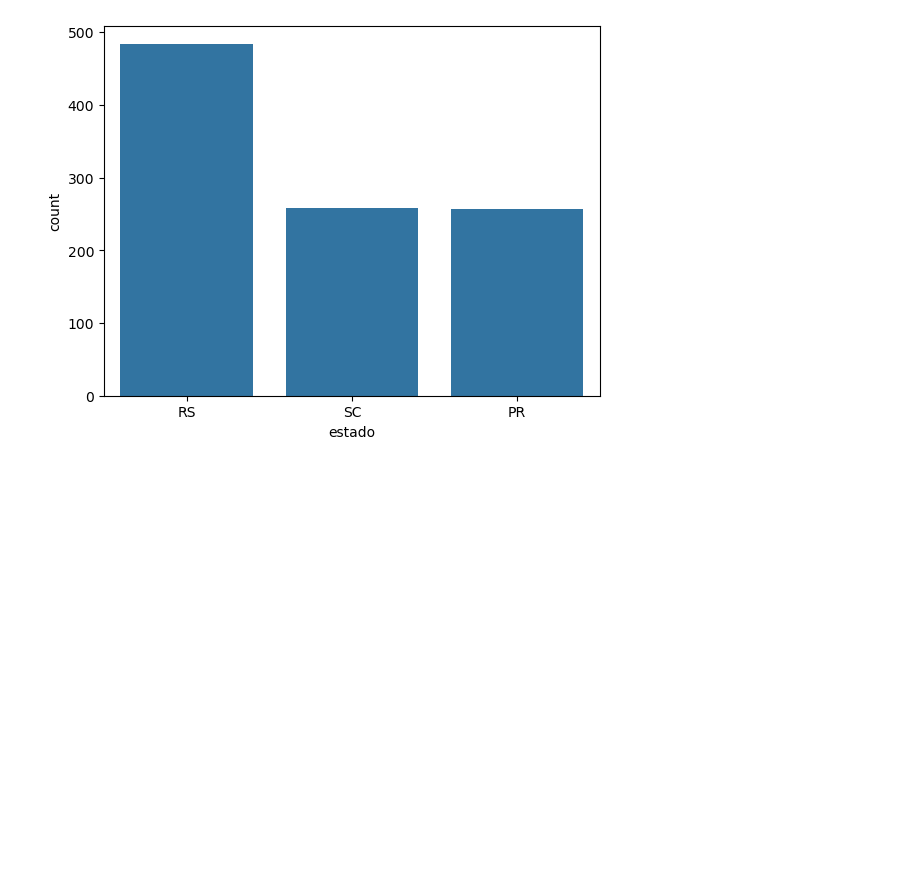
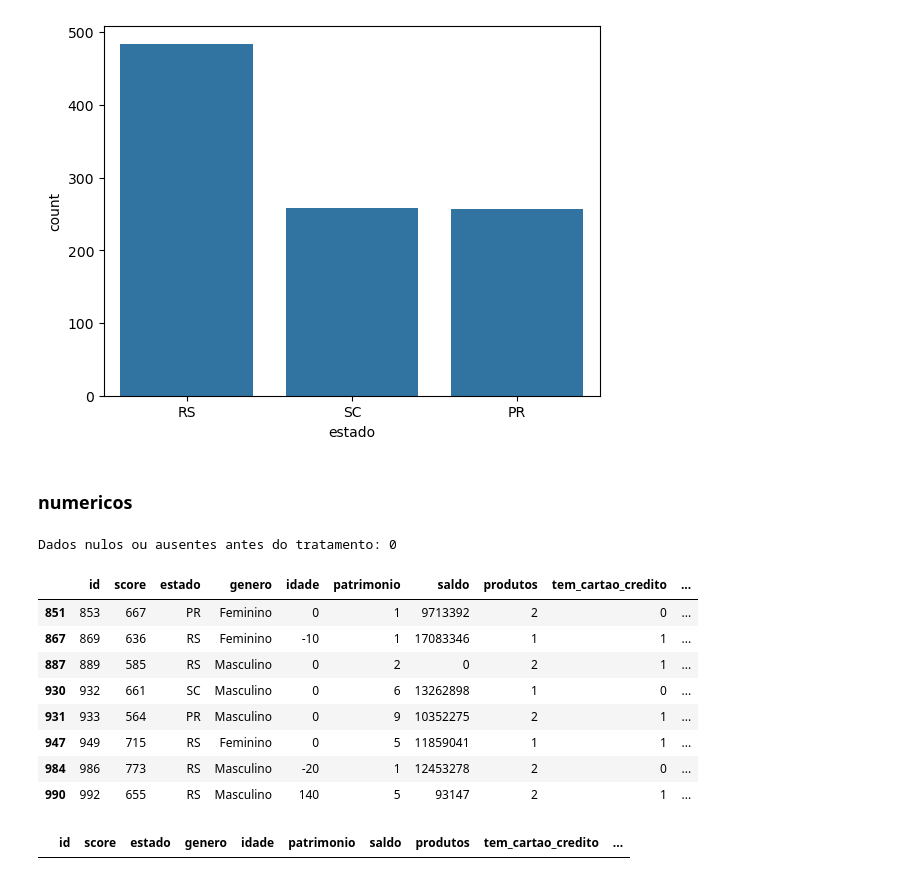
Before and after one commit to esscova/data_analytics, a Jupyter notebook: notebooks/eda-churn[python].ipynb, the cells around one changed output. Cells and saved outputs as stored; diff of their text form; code cells hidden in the pictures; blank space fills up the shorter version.

Commit message:
finalizado tratamento de variaveis categoricas e variavel numerica 'idade'

```diff
--- a/notebooks/eda-churn[python].ipynb
+++ b/notebooks/eda-churn[python].ipynb
@@ -267,3 +269,31 @@ SC    258
 PR    257
 Name: count, dtype: int64
 [figure]
+# %% [markdown]
+### numericos
+# %%
+# atributo idade
+# verificando dados nulos ou ausentes
+print(f'Dados nulos ou ausentes antes do tratamento: {df2.idade.isna().sum()}')
+
+# verificando dados fora de dominio
+df2.loc[(df2['idade'] >= 110) | (df2['idade'] <= 0)]
+# %% [output]
+Dados nulos ou ausentes antes do tratamento: 0
+|  | id | score | estado | genero | idade | patrimonio | saldo | produtos | tem_cartao_credito | ... |
+| 851 | 853 | 667 | PR | Feminino | 0 | 1 | 9713392 | 2 | 0 | ... |
+| 867 | 869 | 636 | RS | Feminino | -10 | 1 | 17083346 | 1 | 1 | ... |
+| 887 | 889 | 585 | RS | Masculino | 0 | 2 | 0 | 2 | 1 | ... |
+| 930 | 932 | 661 | SC | Masculino | 0 | 6 | 13262898 | 1 | 0 | ... |
+| 931 | 933 | 564 | PR | Masculino | 0 | 9 | 10352275 | 2 | 1 | ... |
+| 947 | 949 | 715 | RS | Feminino | 0 | 5 | 11859041 | 1 | 1 | ... |
+| 984 | 986 | 773 | RS | Masculino | -20 | 1 | 12453278 | 2 | 0 | ... |
+| 990 | 992 | 655 | RS | Masculino | 140 | 5 | 93147 | 2 | 1 | ... |
+# %%
+# substituindo valores fora do dominio pela mediana
+df2.loc[(df2['idade'] >= 110) | (df2['idade'] <= 0)] = df2['idade'].median()
+
+# verificando alterações
+df2.loc[(df2['idade'] >= 110) | (df2['idade'] <= 0)]
+# %% [output]
+|  | id | score | estado | genero | idade | patrimonio | saldo | produtos | tem_cartao_credito | ... |
```
Also changed, not shown: parts of 1 cell of this notebook.
